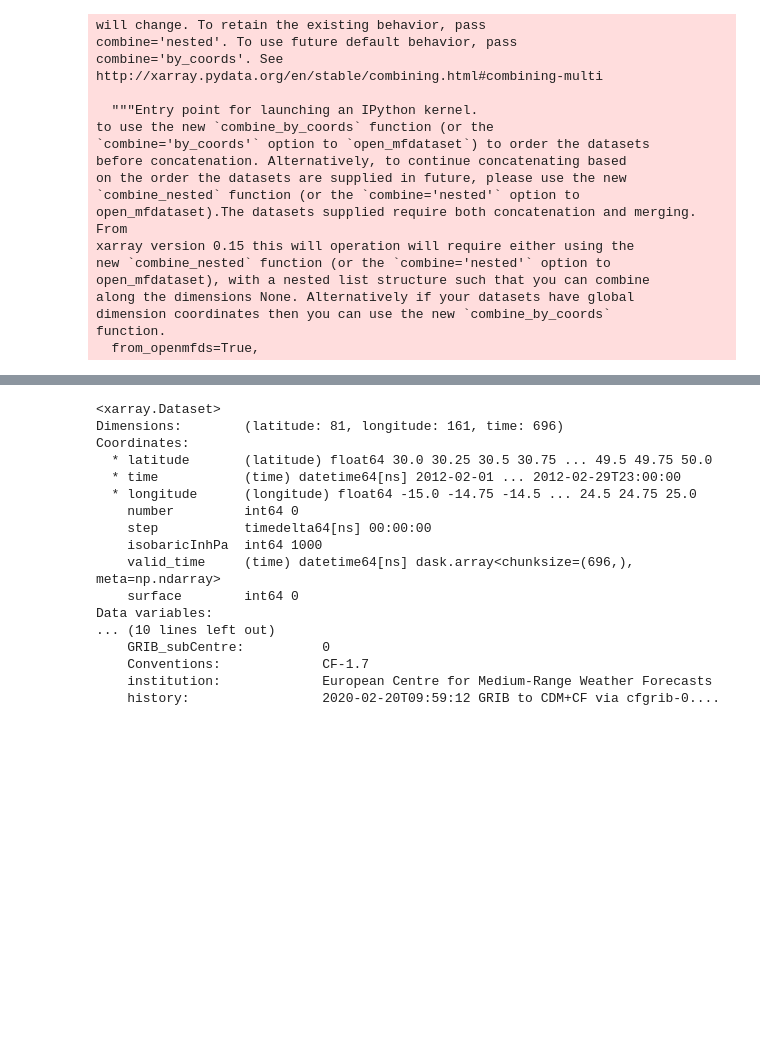
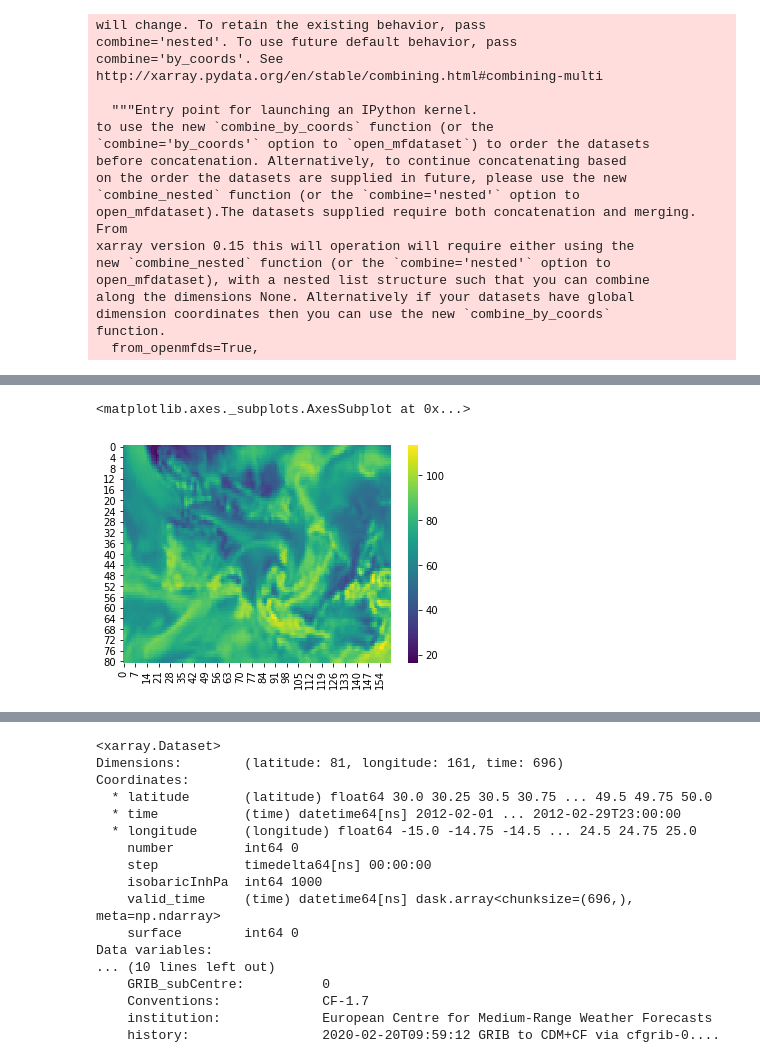
Before and after one commit to hannasv/ms, a Jupyter notebook: notebooks/stats/develop_correlation.ipynb, the cells around one changed output, grey strips where cells are left out. Drawn from its saved outputs; the diff is of its cells as text; code cells hidden in the pictures; blank space fills up the shorter version.

```diff
--- a/notebooks/stats/develop_correlation.ipynb
+++ b/notebooks/stats/develop_correlation.ipynb
@@ -38,0 +53,5 @@ function.
+# %%
+sns.heatmap(subset['r'].values, cmap = 'viridis')
+# %% [output]
+<matplotlib.axes._subplots.AxesSubplot at 0x...>
+[figure, added]
```
Also changed, not shown: parts of 5 cells of this notebook, 3 other files.
